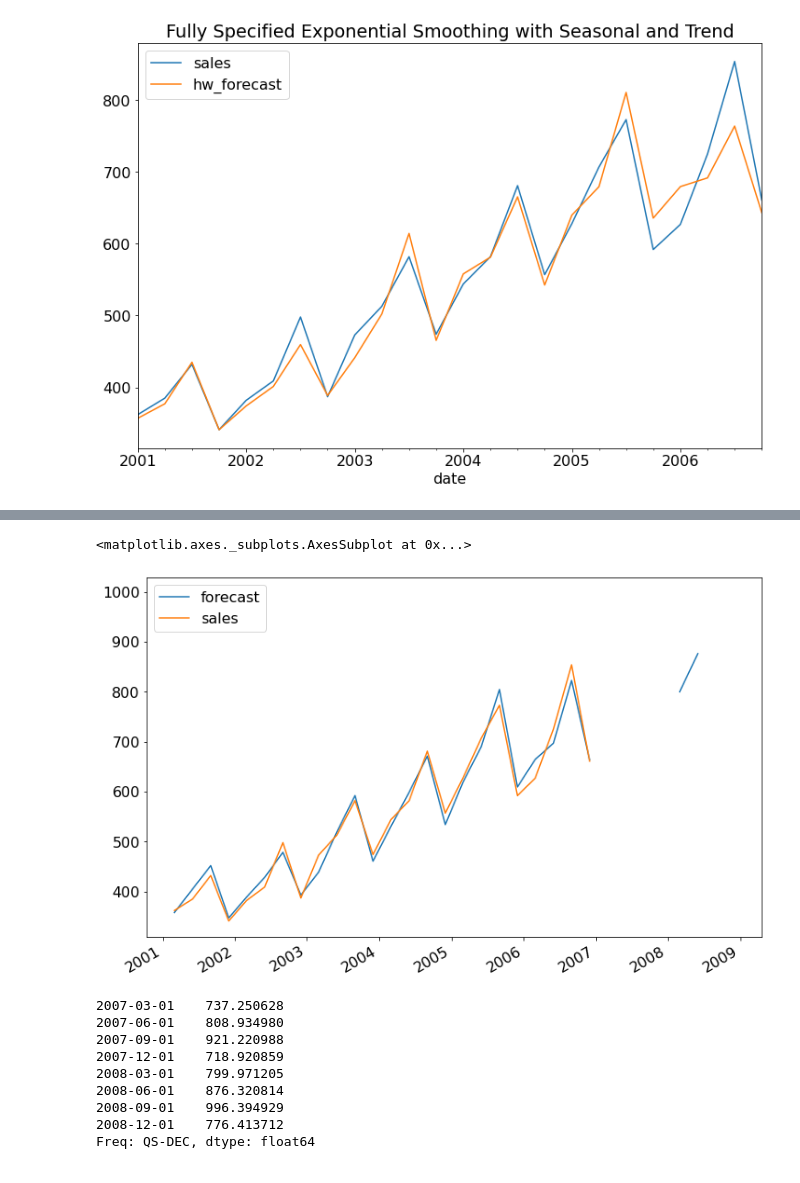
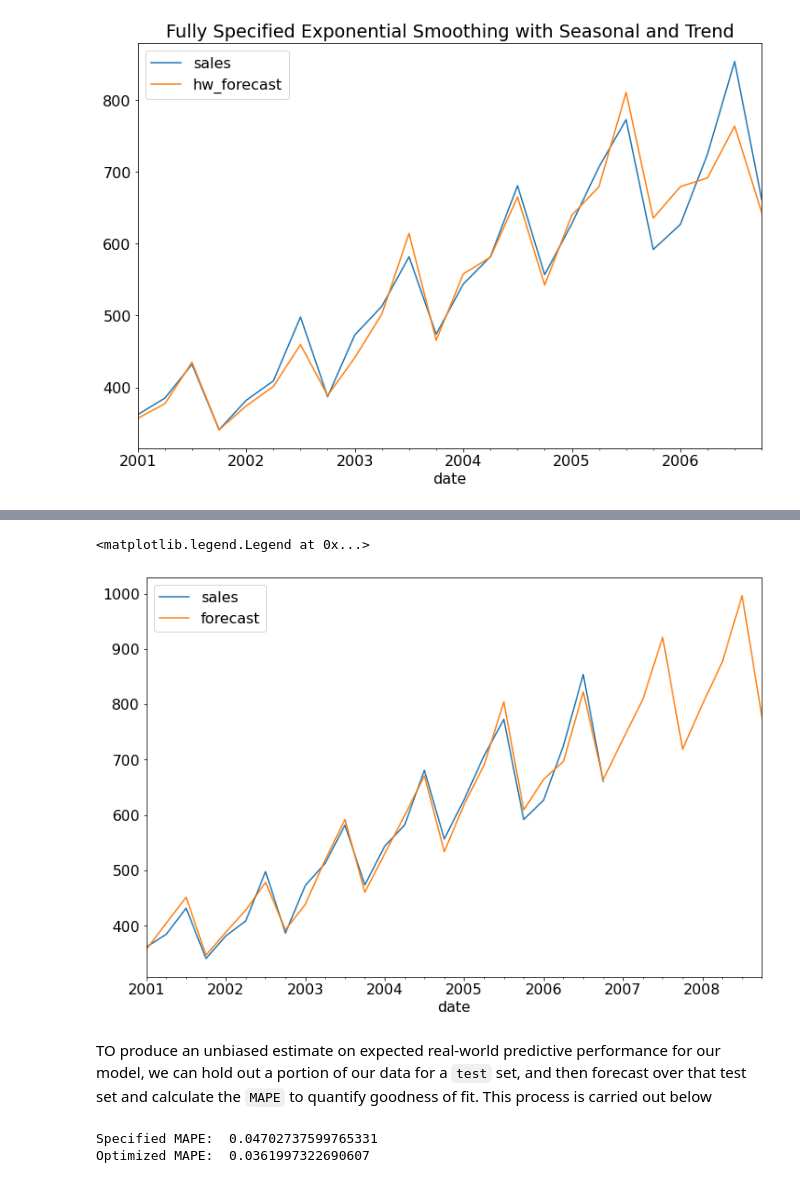
Before and after one commit to ZacharySBrown/vcu-scma440-2021q1, a Jupyter notebook: examples/4b_holt_winters.ipynb, the cells around one changed output, grey strips where cells are left out. Drawn from its saved outputs; the diff is of its cells as text; code cells hidden in the pictures.

```diff
--- a/examples/4b_holt_winters.ipynb
+++ b/examples/4b_holt_winters.ipynb
@@ -227,21 +235,66 @@ display(results.params_formatted)
 # %%
 # Create forecast for 8 quarters
 forecast_values = results.forecast(8)
-forecast = pd.DataFrame(quarterly_sales['hw_forecast'].append(forecast_values), columns=['forecast'])
-forecast['sales'] = quarterly_sales['sales']
+
+# Append the predicted values to the fitted values
+forecast = quarterly_sales['hw_forecast'].append(forecast_values)
+forecast.name = 'forecast'
+
+# Plot both time series
+quarterly_sales['sales'].plot()
 forecast.plot()
+plt.legend()
 # %% [output]
-<matplotlib.axes._subplots.AxesSubplot at 0x...>
+<matplotlib.legend.Legend at 0x...>
-[figure, old version]
+[figure, new version]
-# %%
-forecast_values
-# %% [output]
-2007-03-01    737.250628
-2007-06-01    808.934980
-2007-09-01    921.220988
-2007-12-01    718.920859
-2008-03-01    799.971205
-2008-06-01    876.320814
-2008-09-01    996.394929
-2008-12-01    776.413712
-Freq: QS-DEC, dtype: float64
+# %% [markdown]
+TO produce an unbiased estimate on expected real-world predictive performance for our model, we can hold out a portion of our data for a `test` set, and then forecast over that test set and calculate the `MAPE` to quantify goodness of fit. This process is carried out below
+# %%
+# Read in a fresh copy of the data
+quarterly_sales = pd.read_csv('quarterly_sales.csv', parse_dates=['date']).set_index('date')
+
+# Specify how many observations we should include in our test set
+N = 4
+
+# Separate all but the last N observations
+# to create a train set
+train = quarterly_sales['sales'].iloc[:-N]
+
+# Separate off the last N observations
+# to create a test set
+test = quarterly_sales['sales'].iloc[-N:]
+
+# Create a model using only our train set
+model = ExponentialSmoothing(
+    endog=train, # NOTE: ONLY TRAIN USED
+    trend='add',
+    seasonal="mul",
+    seasonal_periods=4
+    )
+
+# Create a fit with specified model parameters
+results_specified = model.fit(
+    smoothing_level=smoothing_level,
+    smoothing_slope=smoothing_slope,
+    smoothing_seasonal=smoothing_seasonal,
+    initial_level=initial_level,
+    initial_slope=initial_slope
+)
+
+# Create a fit with optimized model parameters
+results_optimized = model.fit()
+
+# Create a forecast with the same number
+# of forecast steps as our test set contains
+specified_forecast = results_specified.forecast(N)
+optimized_forecast = results_optimized.forecast(N)
+
+# Calculate the MAPE for the specified and optimized forecasts
+specified_mape = abs((specified_forecast - test) / test).mean()
+optimized_mape = abs((optimized_forecast - test) / test).mean()
+
+print("Specified MAPE: ", specified_mape)
+print("Optimized MAPE: ", optimized_mape)
+# %% [output]
+Specified MAPE:  0.04702737599765331
+Optimized MAPE:  0.0361997322690607
```
Also changed, not shown: parts of 6 cells of this notebook.
